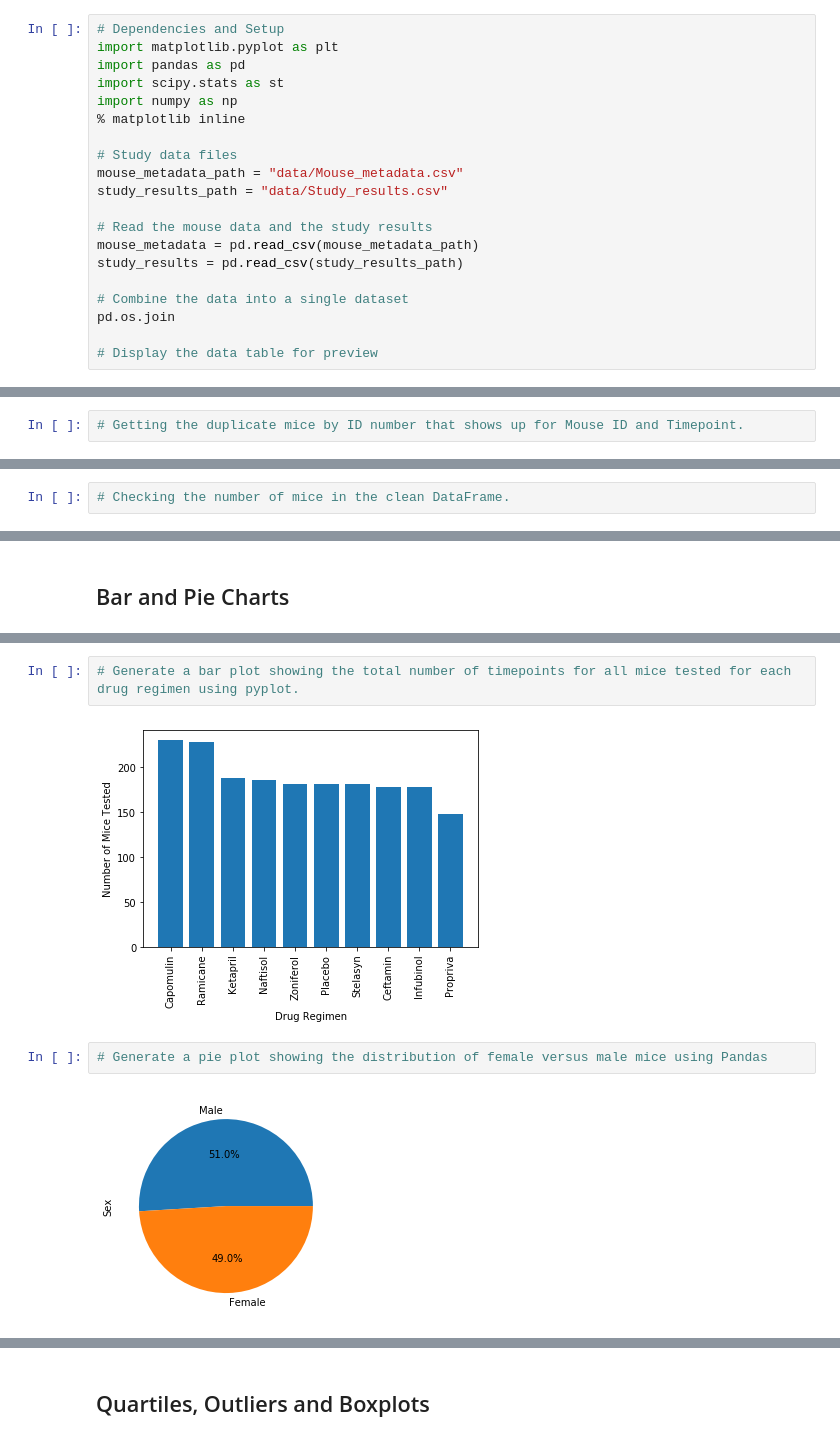
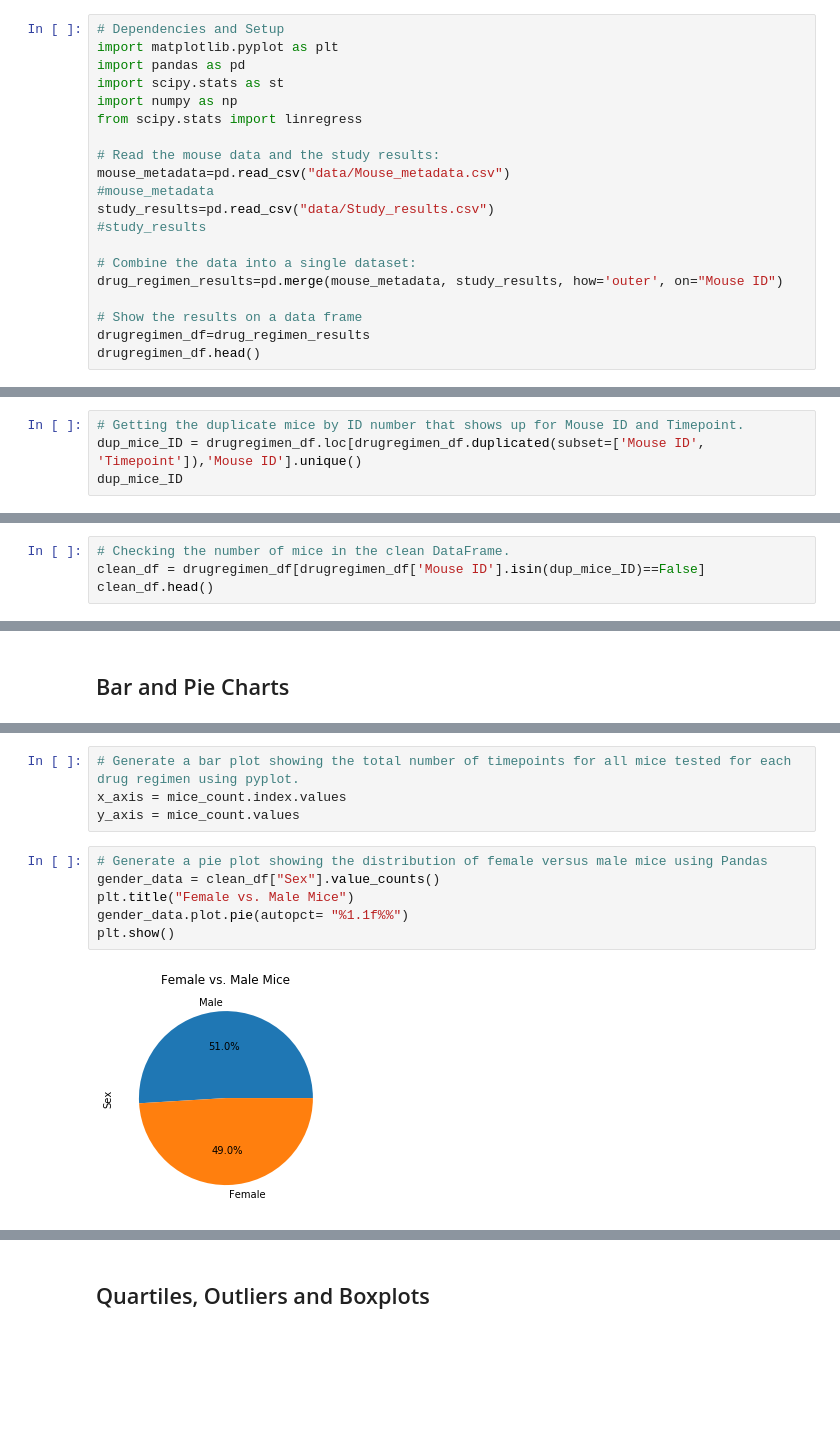
Before and after one commit to tiagorochaon/Pymaceutical-Analysis, a Jupyter notebook: Pymceutical/pymaceuticals_starter.ipynb, the cells around one changed output, grey strips where cells are left out. Drawn from its saved outputs; the diff is of its cells as text; blank space fills up the shorter version.

```diff
--- a/Pymceutical/pymaceuticals_starter.ipynb
+++ b/Pymceutical/pymaceuticals_starter.ipynb
@@ -11,18 +17,18 @@ import matplotlib.pyplot as plt
 import pandas as pd
 import scipy.stats as st
 import numpy as np
-% matplotlib inline
+from scipy.stats import linregress
 
-# Study data files
-mouse_metadata_path = "data/Mouse_metadata.csv"
-study_results_path = "data/Study_results.csv"
+# Read the mouse data and the study results:
+mouse_metadata=pd.read_csv("data/Mouse_metadata.csv")
+#mouse_metadata
+study_results=pd.read_csv("data/Study_results.csv")
+#study_results
 
-# Read the mouse data and the study results
-mouse_metadata = pd.read_csv(mouse_metadata_path)
-study_results = pd.read_csv(study_results_path)
+# Combine the data into a single dataset:
+drug_regimen_results=pd.merge(mouse_metadata, study_results, how='outer', on="Mouse ID")
 
-# Combine the data into a single dataset
-pd.os.join
-
-# Display the data table for preview
+# Show the results on a data frame
+drugregimen_df=drug_regimen_results
+drugregimen_df.head()
 # %% [output]
@@ -38,6 +46,8 @@ pd.os.join
 249
 # %%
 # Getting the duplicate mice by ID number that shows up for Mouse ID and Timepoint.
+dup_mice_ID = drugregimen_df.loc[drugregimen_df.duplicated(subset=['Mouse ID', 'Timepoint']),'Mouse ID'].unique()
+dup_mice_ID
 # %% [output]
 array(['g989'], dtype=object)
 # %%
@@ -69,3 +83,5 @@ array(['g989'], dtype=object)
 # %%
 # Checking the number of mice in the clean DataFrame.
+clean_df = drugregimen_df[drugregimen_df['Mouse ID'].isin(dup_mice_ID)==False]
+clean_df.head()
 # %% [output]
@@ -119,10 +168,14 @@ array(['g989'], dtype=object)
 # %%
 # Generate a bar plot showing the total number of timepoints for all mice tested for each drug regimen using pyplot.
+x_axis = mice_count.index.values
+y_axis = mice_count.values
-# %% [output]
-[figure, removed]
 # %%
 # Generate a pie plot showing the distribution of female versus male mice using Pandas
+gender_data = clean_df["Sex"].value_counts()
+plt.title("Female vs. Male Mice")
+gender_data.plot.pie(autopct= "%1.1f%%")
+plt.show()
 # %% [output]
-[figure, old version]
+[figure, new version]
 # %%
 # Generate a pie plot showing the distribution of female versus male mice using pyplot
```
Also changed, not shown: parts of 21 cells of this notebook, 1 other file.
